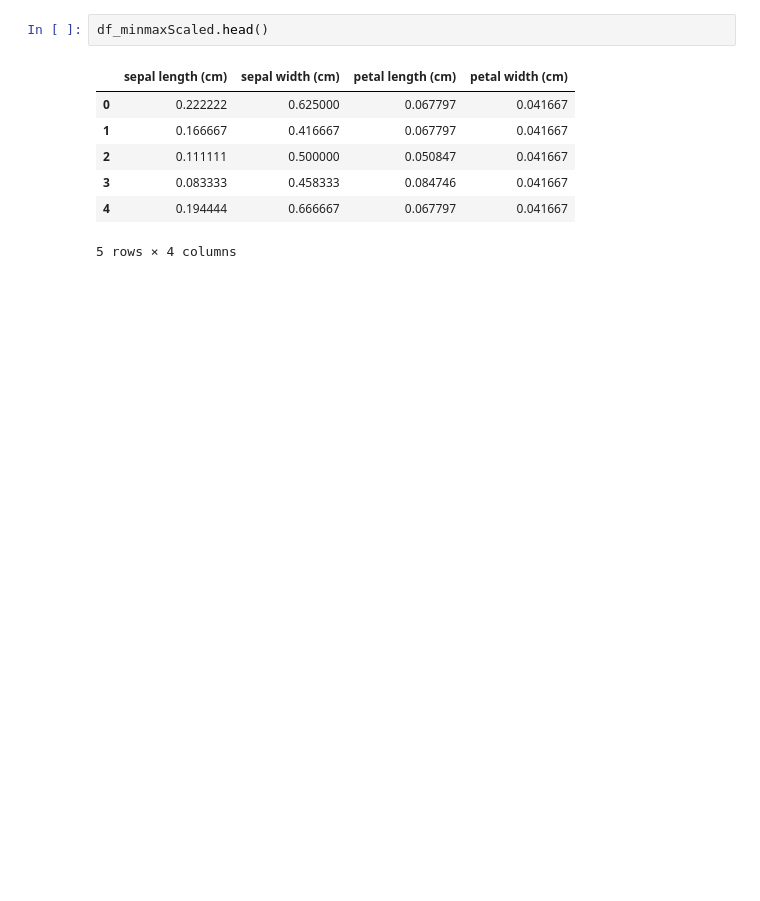
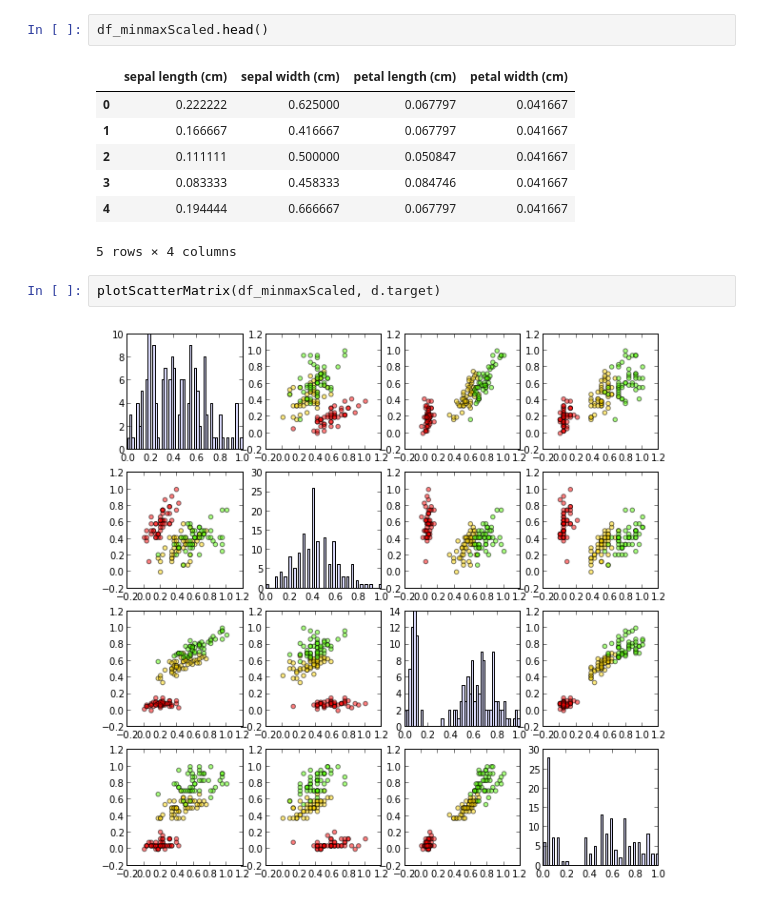
Before and after one commit to Libardo1/machinelearning-1, a Jupyter notebook: kaggle/python/iris.classification.ipynb, the cells around one changed output. Drawn from its saved outputs; the diff is of its cells as text; blank space fills up the shorter version.

```diff
--- a/kaggle/python/iris.classification.ipynb
+++ b/kaggle/python/iris.classification.ipynb
@@ -188,3 +107,7 @@ df_minmaxScaled.head()
 | 3 | 0.083333 | 0.458333 | 0.084746 | 0.041667 |
 | 4 | 0.194444 | 0.666667 | 0.067797 | 0.041667 |
 5 rows × 4 columns
+# %%
+plotScatterMatrix(df_minmaxScaled, d.target)
+# %% [output]
+[figure, added]
```
Also changed, not shown: parts of 24 cells of this notebook.
